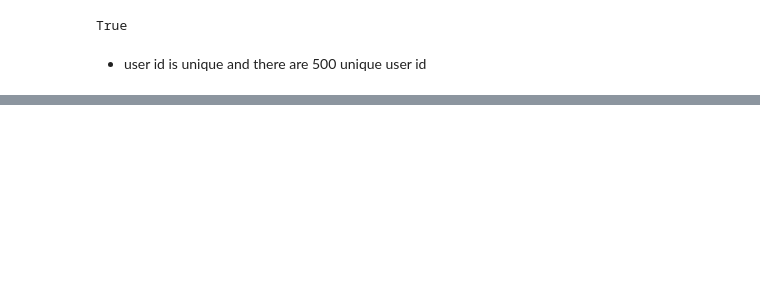
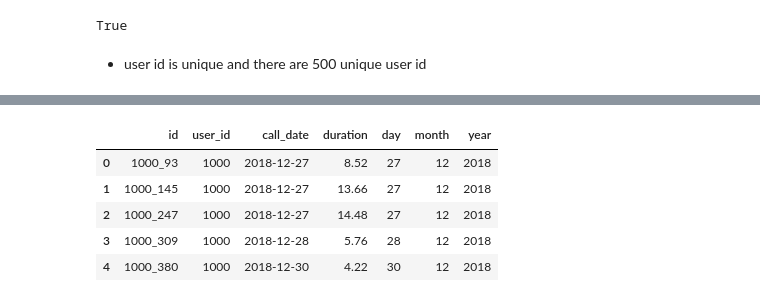
Before and after one commit to rainbowmoonlight/Yandex_Practicum_Projects, a Jupyter notebook: 03 Telecom Statistical Data Analysis/Telecom Statistical Data Analysis.ipynb, the cells around one changed output, grey strips where cells are left out. Cells and saved outputs as stored; diff of their text form; code cells hidden in the pictures; blank space fills up the shorter version.

```diff
--- a/03 Telecom Statistical Data Analysis/Telecom Statistical Data Analysis.ipynb
+++ b/03 Telecom Statistical Data Analysis/Telecom Statistical Data Analysis.ipynb
@@ -400,0 +461,9 @@ True
+# %%
+calls.head()
+# %% [output]
+|  | id | user_id | call_date | duration | day | month | year |
+| 0 | 1000_93 | 1000 | 2018-12-27 | 8.52 | 27 | 12 | 2018 |
+| 1 | 1000_145 | 1000 | 2018-12-27 | 13.66 | 27 | 12 | 2018 |
+| 2 | 1000_247 | 1000 | 2018-12-27 | 14.48 | 27 | 12 | 2018 |
+| 3 | 1000_309 | 1000 | 2018-12-28 | 5.76 | 28 | 12 | 2018 |
+| 4 | 1000_380 | 1000 | 2018-12-30 | 4.22 | 30 | 12 | 2018 |
```
Also changed, not shown: parts of 18 cells of this notebook.
